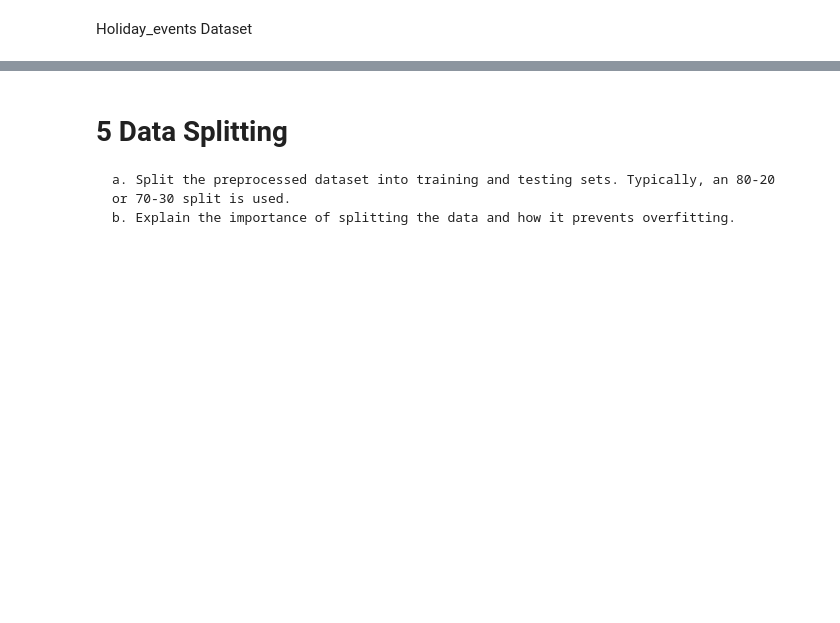
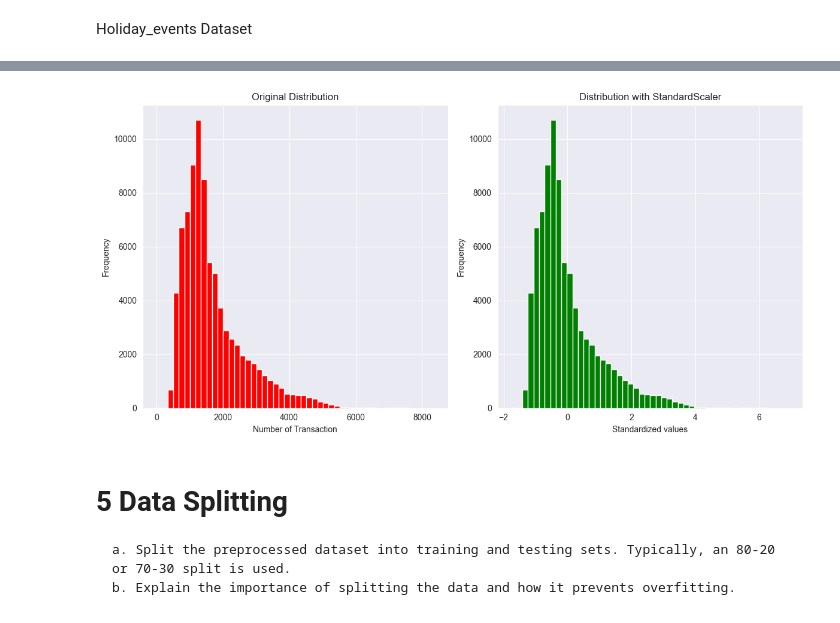
Before and after one commit to SaraSopr/DataPoweredSoftware, a Jupyter notebook: Assignment1.ipynb, the cells around one changed output, grey strips where cells are left out. Cells and saved outputs as stored; diff of their text form; code cells hidden in the pictures; blank space fills up the shorter version.

```diff
--- a/Assignment1.ipynb
+++ b/Assignment1.ipynb
@@ -526,3 +536,28 @@ Label encoding was applied to the transferred column because it is a binary feat
+# %%
+plt.figure(figsize=(12,6))
+
+plt.subplot(1,2,1)
+
+plt.hist(transaction_df["transaction"], bins=50, color="red")
+plt.title("Original Distribution")
+plt.xlabel("Number of Transaction")
+plt.ylabel("Frequency")
+
+
+
+transactions_scaled = StandardScaler().fit_transform(transaction_df[["transaction"]])
+
+plt.subplot(1,2,2)
+plt.hist(transactions_scaled, bins=50, color="green")
+plt.title("Distribution with StandardScaler")
+plt.xlabel("Standardized values")
+plt.ylabel("Frequency")
+
+
+plt.tight_layout()
+plt.show()
+# %% [output]
+[figure, added]
 # %% [markdown]
 # 5 Data Splitting
     a. Split the preprocessed dataset into training and testing sets. Typically, an 80-20 or 70-30 split is used.
```
Also changed, not shown: parts of 4 cells of this notebook.
